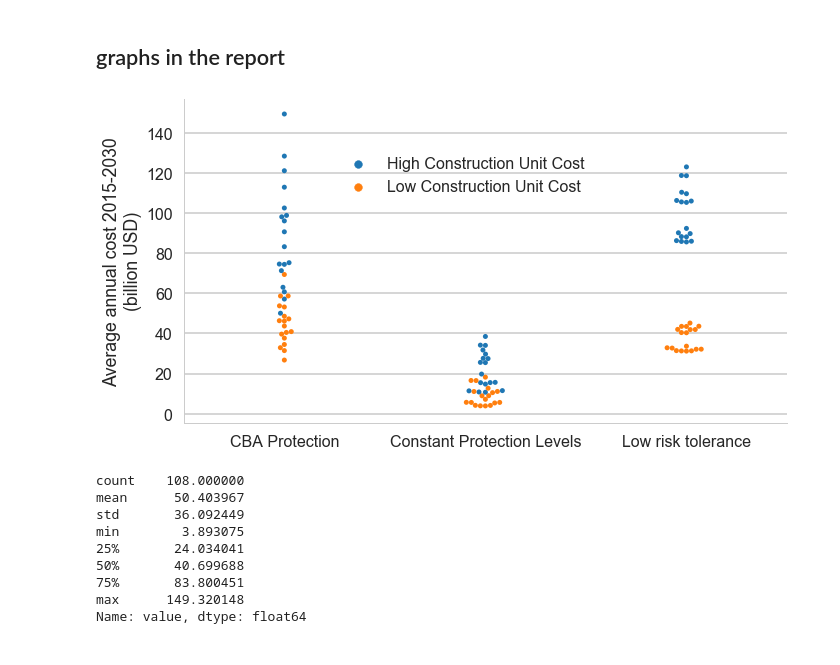
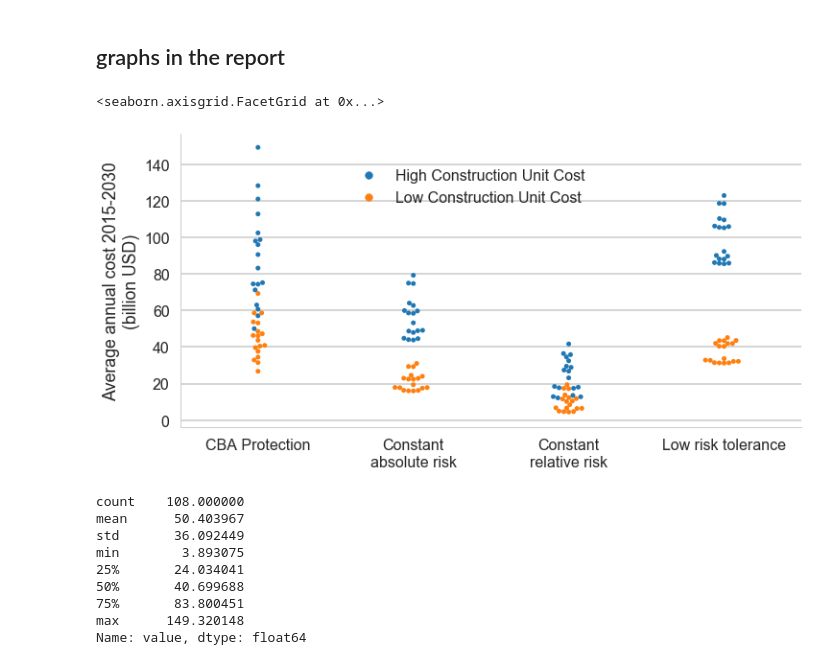
Before and after one commit to julierozenberg/infra_needs_analyses, a Jupyter notebook: coastal protection-regions.ipynb, the cells around one changed output. Cells and saved outputs as stored; diff of their text form; code cells hidden in the pictures.

```diff
--- a/coastal protection-regions.ipynb
+++ b/coastal protection-regions.ipynb
@@ -185,31 +185,32 @@ best_scenario = best_scenario.loc[select,['rcp','time','protection_inv_over_gdp'
 # %%
 time_horizon = 2030
 d = 0.06
 
 toplot = newdata_dev_world_sum_cum.reset_index(['time_horizon','d'])
 toplot = toplot.loc[(toplot.time_horizon==time_horizon)&(toplot.d==d),['protection_investment_cost_disc']]
 toplot.columns.name="costtype"
 toplot = toplot.stack()
 toplot.name = "value"
 toplot = toplot.reset_index()
-toplot = toplot.loc[(toplot.ada!='Constant Abs. Flood Risk')&(toplot.ada!='Constant Rel. Flood Risk'),:]
+toplot = toplot.loc[(toplot.ada!='Constant Protection Levels'),:]
 #toplot["costtype"] = toplot["costtype"].replace({'tot_cost':'investment + maintenance','seafloodcost_disc':'residual risk'})
 toplot["costtype"] = toplot["costtype"].replace({'protection_investment_cost_disc':'capital investment','protection_maintenance_cost_disc': 'maintenance','seafloodcost_disc':'residual risk'})
 toplot['value'] = 1/(time_horizon-2015)*10**(-3)*toplot.value
 toplot['adacost'] = toplot['adacost'].str.replace("Adaptation","Construction")
 
-toplot['ada'] = toplot.ada.replace({"Risk intolerance":"Low risk tolerance"})
+toplot['ada'] = toplot.ada.replace({"Risk intolerance":"Low risk tolerance",'Constant Abs. Flood Risk':'Constant\nabsolute risk','Constant Rel. Flood Risk':"Constant\nrelative risk"})
 
-g = sns.factorplot(x='ada',y='value', hue= 'adacost', data=toplot, kind="swarm",dodge=False, size=6, aspect=1.7,\
+g = sns.factorplot(x='ada',y='value', hue= 'adacost', data=toplot, kind="swarm",dodge=False, size=6, aspect=1.8,\
                   legend=False)
 
 g.set_axis_labels("", "Average annual cost 2015-{}\n(billion USD)".format(time_horizon))
-g.add_legend(title="",bbox_to_anchor=(0.5, 0.65), borderaxespad=0.)
+g.add_legend(title="",bbox_to_anchor=(0.5, 0.7), borderaxespad=0.)
 
-plt.savefig("coastal_inv_{}_{}_dev.png".format(time_horizon,round(100*d)),ddpi=300,bbox_inches="tight")
-plt.savefig("coastal_inv_{}_{}_dev.pdf".format(time_horizon,round(100*d)))
+#plt.savefig("coastal_inv_{}_{}_dev.png".format(time_horizon,round(100*d)),ddpi=300,bbox_inches="tight")
+#plt.savefig("coastal_inv_{}_{}_dev.pdf".format(time_horizon,round(100*d)))
 # %% [output]
+<seaborn.axisgrid.FacetGrid at 0x...>
-[figure, old version]
+[figure, new version]
 # %%
 toplot.value.describe()
 # %% [output]
```
Also changed, not shown: parts of 3 cells of this notebook, 8 other files.
